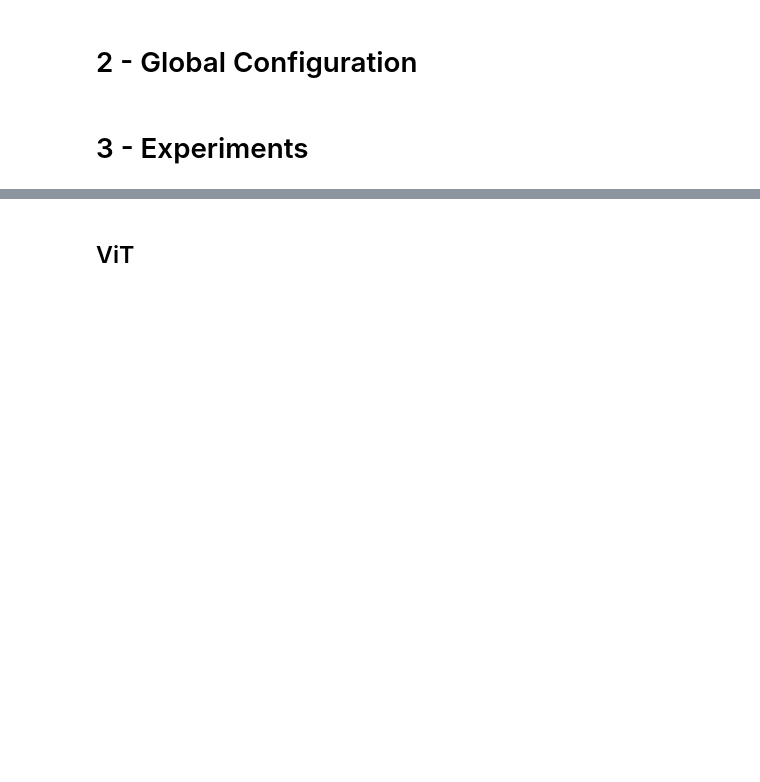
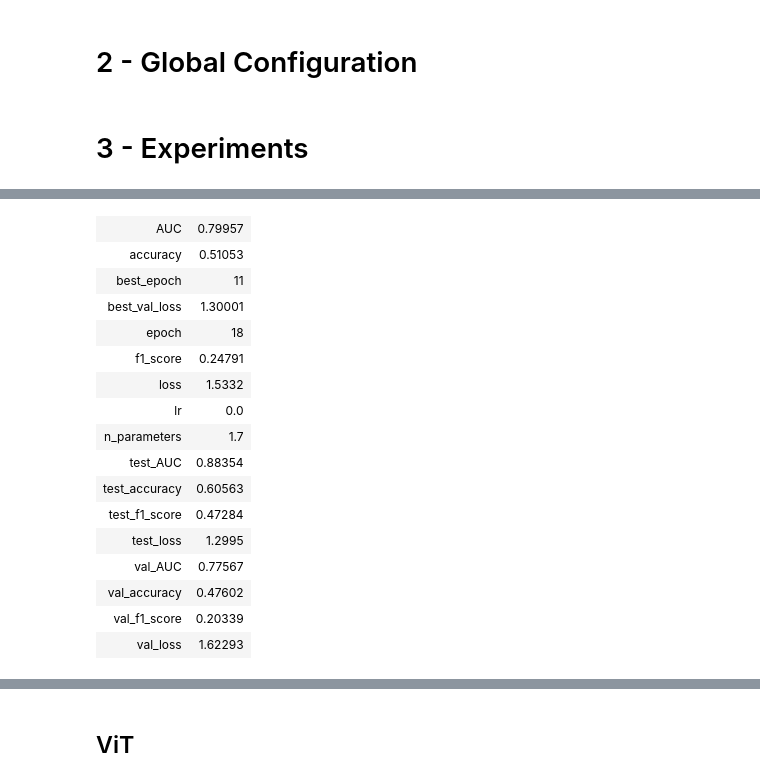
Before and after one commit to hedrergudene/SCViT, a Jupyter notebook: MedMNIST.ipynb, the cells around one changed output, grey strips where cells are left out. Saved outputs shown, nothing was run; the diff lists cells and outputs as text; code cells hidden in the pictures; blank space fills up the shorter version.

Commit message:
Including HViT - Hybrid

```diff
--- a/MedMNIST.ipynb
+++ b/MedMNIST.ipynb
@@ -250,20 +258,20 @@ def run_WB_experiment(WB_KEY:str,
 # Config
 # 'pneumoniamnist','breastmnist'
 #datasets = ['octmnist','tissuemnist','pathmnist','dermamnist','bloodmnist', 'organamnist', 'organcmnist', 'organsmnist']
-#datasets = ['tissuemnist','pathmnist','dermamnist','bloodmnist', 'organamnist', 'organcmnist', 'organsmnist']
+datasets = ['tissuemnist','pathmnist','dermamnist','bloodmnist', 'organamnist', 'organcmnist', 'organsmnist']
 #datasets = ['dermamnist']
-datasets = ['macula']
+#datasets = ['macula']
 #datasets = ['cifar100']
 
 batch_size = 64
 epochs = 100
 es_patience = 7
-seed = 31688
+seed = 222
 verbose=1
-learning_rate = 0.0001
+learning_rate = 0.0005
 weight_decay = 0.0001
 label_smoothing = .1
-img_size = 128
+img_size = 32
 
 ImageDataGenerator_config = {
     'train':{
@@ -301,0 +312,73 @@ flow_config = {
+# %%
+import torch
+torch.cuda.empty_cache()
+tf.keras.backend.clear_session()
+WB_GROUP = 'HViT-Hybrid-small'
+
+for data_flag in datasets:
+
+    if data_flag in INFO:
+        info = INFO[data_flag]
+        n_classes = len(info['label'])
+        n_classes = 1 if n_classes == 2 else n_classes
+
+        hvit_params = { 'img_size':img_size,
+                    'patch_size':[2,4,8],
+                    'num_channels': 3,
+                    'num_heads': 8,
+                    'transformer_layers':[4,4,4],
+                    'hidden_unit_factor':2,
+                    'mlp_head_units': [256, 64],
+                    'num_classes':n_classes,
+                    'drop_attn':0.2,
+                    'drop_proj':0.2,
+                    'drop_linear':0.4,
+                    'projection_dim' : 48,
+                    'resampling_type':"conv",
+                    'original_attn':True,
+                    }
+    else:
+        if data_flag == 'cifar100':
+            n_classes = 100
+        else:
+            n_classes = 4
+            hvit_params = { 'img_size':128,
+                    'patch_size':[8,16,32],
+                    'num_channels': 3,
+                    'num_heads': 8,
+                    'transformer_layers':[4,4,4],
+                    'hidden_unit_factor':2,
+                    'mlp_head_units': [256, 64],
+                    'num_classes':n_classes,
+                    'drop_attn':0.2,
+                    'drop_proj':0.2,
+                    'drop_linear':0.4,
+                    'projection_dim' : 768,
+                    'resampling_type':"conv",
+                    'original_attn':True,
+                    }
+
+    # Start running
+    with tf.device('/device:GPU:0'):
+      # Instance model
+      inputs = tf.keras.layers.Input((img_size, img_size, 3))
+      outputs = HViT(**hvit_params)(inputs)
+      model = tf.keras.Model(inputs, outputs)
+      # Run experiment
+      run_WB_experiment(WB_KEY,
+                        WB_ENTITY,
+                        WB_PROJECT,
+                        WB_GROUP,
+                        model,
+                        data_flag,
+                        ImageDataGenerator_config,
+                        flow_config,
+                        epochs=epochs,
+                        learning_rate=learning_rate,
+                        weight_decay=weight_decay,
+                        label_smoothing = label_smoothing,
+                        verbose=verbose,
+                        resize=img_size,
+                        es_patience=es_patience,
+                        )
+# %% [output]
@@ -301,0 +433,17 @@ flow_config = {
+| AUC | 0.79957 |
+| accuracy | 0.51053 |
+| best_epoch | 11 |
+| best_val_loss | 1.30001 |
+| epoch | 18 |
+| f1_score | 0.24791 |
+| loss | 1.5332 |
+| lr | 0.0 |
+| n_parameters | 1.7 |
+| test_AUC | 0.88354 |
+| test_accuracy | 0.60563 |
+| test_f1_score | 0.47284 |
+| test_loss | 1.2995 |
+| val_AUC | 0.77567 |
+| val_accuracy | 0.47602 |
+| val_f1_score | 0.20339 |
+| val_loss | 1.62293 |
```
Also changed, not shown: parts of 6 cells of this notebook.
